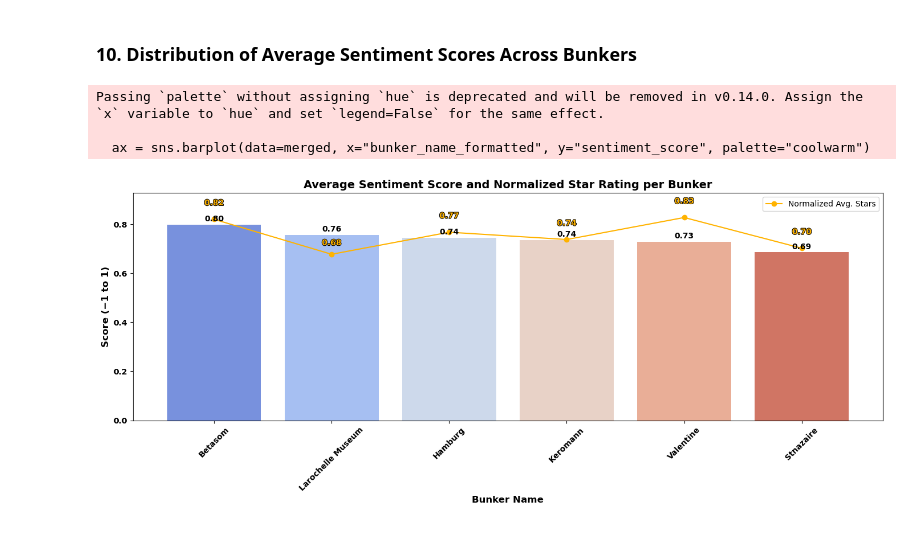
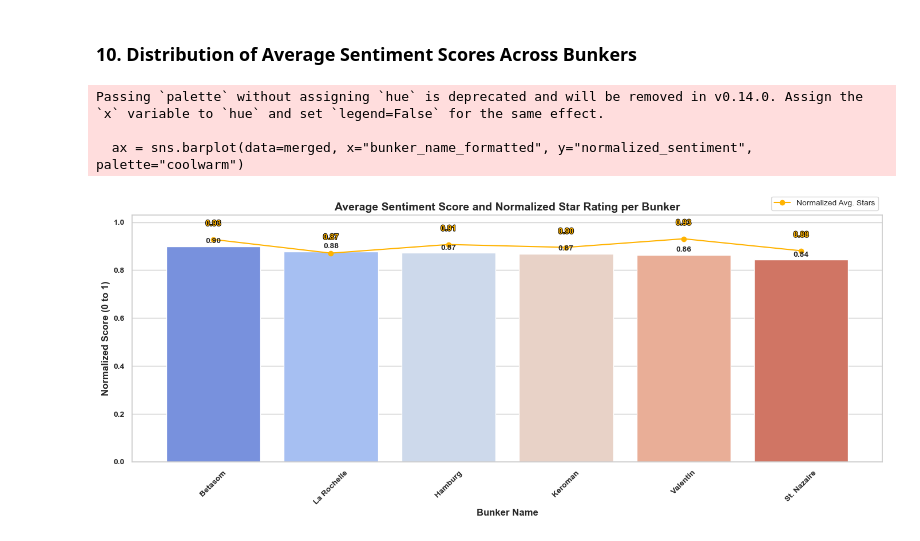
Before and after one commit to askkvar/master-thesis, a Jupyter notebook: notebooks/sentimen_analysis/predict_avg_bunker_score.ipynb, the cells around one changed output. Saved outputs shown, nothing was run; the diff lists cells and outputs as text; code cells hidden in the pictures.

```diff
--- a/notebooks/sentimen_analysis/predict_avg_bunker_score.ipynb
+++ b/notebooks/sentimen_analysis/predict_avg_bunker_score.ipynb
@@ -22,7 +22,7 @@ model_path = "../outputs_final/bunker_multi_class/final_model"
 # %% [markdown]
 ### 3: Load and filter data
 # %%
-df = pd.read_pickle(data_path)
+df = pd.read_pickle(data_path, )
 bunker_counts = df["bunker_name"].value_counts()
 valid_bunkers = bunker_counts[bunker_counts >= 100].index
 df = df[df["bunker_name"].isin(valid_bunkers)].copy()
@@ -102,68 +104,88 @@ Saved bunker sentiment ranking to: ../../data/processed/bunker_sentiment_ranking
 # %% [markdown]
 ### 10. Distribution of Average Sentiment Scores Across Bunkers
 # %%
-# Set ymin to 0 since all scores are positive
-ymin = 0
-ymax = max(merged["sentiment_score"].max(), merged["normalized_stars"].max()) + 0.1
+import matplotlib.pyplot as plt
+import seaborn as sns
+import matplotlib.patheffects as path_effects
 
-# Format bunker names
-merged["bunker_name_formatted"] = merged["bunker_name"].str.replace('_', ' ').str.title()
+# Compute average star ratings per bunker
+star_scores = df.groupby("bunker_name")["stars"].mean().reset_index()
 
-# Manual corrections
-merged["bunker_name_formatted"] = merged["bunker_name_formatted"].replace({
-    "Stnazire": "St. Nazaire"
+# Normalize stars to range 0–1 (assuming original is 1–5)
+star_scores["normalized_stars"] = star_scores["stars"] / 5
+
+# Merge sentiment and star scores
+merged = pd.merge(bunker_scores, star_scores[["bunker_name", "normalized_stars"]], on="bunker_name")
+
+# Normalize sentiment to 0–1 (from original -1 to 1)
+merged["normalized_sentiment"] = (merged["sentiment_score"] + 1) / 2
+
+# Format bunker names for display
+merged["bunker_name_formatted"] = merged["bunker_name"].replace({
+    "stnazaire": "St. Nazaire",
+    "larochelle_museum": "La Rochelle",
+    "keroman": "Keroman",
+    "betasom": "Betasom",
+    "hamburg": "Hamburg",
+    "valentin": "Valentin",
 })
 
-# Plot
+# Set y-axis range
+ymin = 0
+ymax = max(merged["normalized_sentiment"].max(), merged["normalized_stars"].max()) + 0.1
+
+# Create plot
 plt.figure(figsize=(14, 6))
-ax = sns.barplot(data=merged, x="bunker_name_formatted", y="sentiment_score", palette="coolwarm")
+ax = sns.barplot(data=merged, x="bunker_name_formatted", y="normalized_sentiment", palette="coolwarm")
 
-# Better yellow line
+# Yellow line for normalized stars
 line_color = "#FFB300"
 x_positions = ax.get_xticks()
 ax.plot(x_positions, merged["normalized_stars"], color=line_color, marker="o", linestyle='-', label="Normalized Avg. Stars")
 
-# Line labels
-import matplotlib.patheffects as path_effects
-
+# Annotate line values
 for x, y in zip(x_positions, merged["normalized_stars"]):
-    offset = 0.03 if y < 0.69 else 0.05  # Less vertical spacing if score is below 0.69
+    offset = 0.03 if y < 0.69 else 0.05
     txt = ax.text(
         x, y + offset, f"{y:.2f}",
         ha='center', va='bottom',
         fontsize=10, fontweight='bold',
         color=line_color
     )
     txt.set_path_effects([
         path_effects.Stroke(linewidth=1.5, foreground='black'),
         path_effects.Normal()
     ])
 
-
-
-# Bar value labels
+# Annotate bar values
 for container in ax.containers:
     ax.bar_label(container, fmt='%.2f', label_type='edge', fontsize=10, padding=2, fontweight='bold')
 
 # Styling
 plt.title("Average Sentiment Score and Normalized Star Rating per Bunker", fontsize=14, fontweight='bold')
-ax.set_ylabel("Score (−1 to 1)", fontsize=12, fontweight='bold')
+ax.set_ylabel("Normalized Score (0 to 1)", fontsize=12, fontweight='bold')
 ax.set_xlabel("Bunker Name", fontsize=12, fontweight='bold')
 ax.set_ylim(ymin, ymax)
 
-# Bold tick labels
 ax.tick_params(axis='x', labelrotation=45, labelsize=10)
 ax.set_xticklabels(ax.get_xticklabels(), fontweight='bold')
 ax.tick_params(axis='y', labelsize=10)
 ax.set_yticklabels([f"{y:.1f}" for y in ax.get_yticks()], fontweight='bold')
 
 # Legend
-ax.legend(loc="upper right", fontsize=10)
+ax.legend(loc="upper right", bbox_to_anchor=(1, 1.09), fontsize=10)
 
+# Final layout
 plt.tight_layout()
-plt.show()
+
+# Save high-res image for Overleaf
+plt.savefig("/Users/askkvarven/Desktop/avg_bunker_score_wo_stars.png", dpi=300)
+
+
+# Optional: Show plot in notebook (remove if only saving)
+# plt.show()
 # %% [output]
 Passing `palette` without assigning `hue` is deprecated and will be removed in v0.14.0. Assign the `x` variable to `hue` and set `legend=False` for the same effect.
 
-  ax = sns.barplot(data=merged, x="bunker_name_formatted", y="sentiment_score", palette="coolwarm")
+  ax = sns.barplot(data=merged, x="bunker_name_formatted", y="normalized_sentiment", palette="coolwarm")
-[figure, old version]
+[figure, new version]
```
Also changed, not shown: parts of 9 cells of this notebook, 3 other files.
